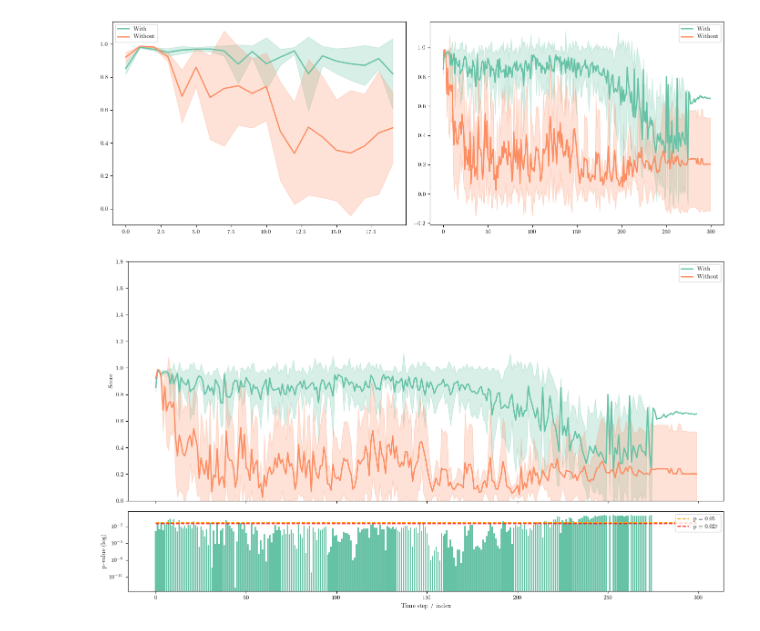
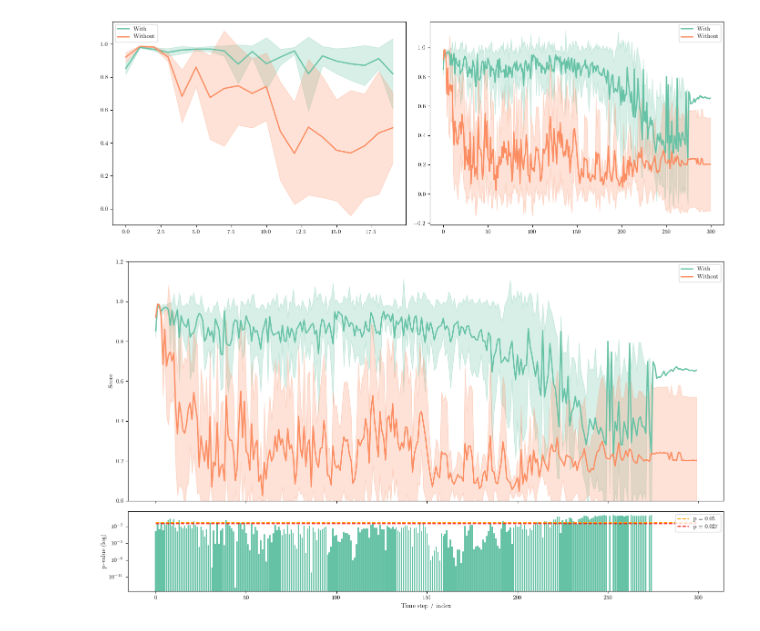
Before and after one commit to cdalinghaus-mthesis/figures, a Jupyter notebook: embedding_effects/style_dic.ipynb, the cells around one changed output. Cells and saved outputs as stored; diff of their text form; code cells hidden in the pictures.

Commit message:
Fix yrange in style dic significance plot

```diff
--- a/embedding_effects/style_dic.ipynb
+++ b/embedding_effects/style_dic.ipynb
@@ -264,32 +264,32 @@ x = np.arange(len(pvals))
 # === combined figure: top = full plot, bottom = significance ===
 fig, (ax_top, ax_bottom) = plt.subplots(
     2, 1, figsize=(14, 8),
     sharex=True,
     gridspec_kw={'height_ratios': [3, 1]}
 )
 
 # --- TOP: full sequence ---
 plot_mean_shaded(ax_top, _withs,    ca, "With")
 plot_mean_shaded(ax_top, _withouts, cb, "Without")
-ax_top.set_ylim(0.0, 1.8)     # adjust to your data
+ax_top.set_ylim(0.0, 1.2)     # adjust to your data
 ax_top.set_ylabel("Score")    # adjust to your metric name
 ax_top.legend()
 
 # --- BOTTOM: p-values over time ---
 ax_bottom.bar(x, pvals)
 ax_bottom.set_yscale('log')
 
 # horizontal lines for thresholds (only where x is defined)
 xmin, xmax = x.min(), x.max()
 ax_bottom.hlines(0.05,  xmin, xmax, color='orange', linestyle='--', label='p = 0.05')
 ax_bottom.hlines(0.027, xmin, xmax, color='red',    linestyle='--', label='p = 0.027')  # example threshold
 
 ax_bottom.set_ylabel("p-value (log)")
 ax_bottom.set_xlabel("Time step / index")
 ax_bottom.legend(loc="upper right")
 
 fig.tight_layout()
 plt.savefig("dic_with_without_plus_significance.pdf", bbox_inches='tight')
 plt.show()
 # %% [output]
-[figure, old version]
+[figure, new version]
```
